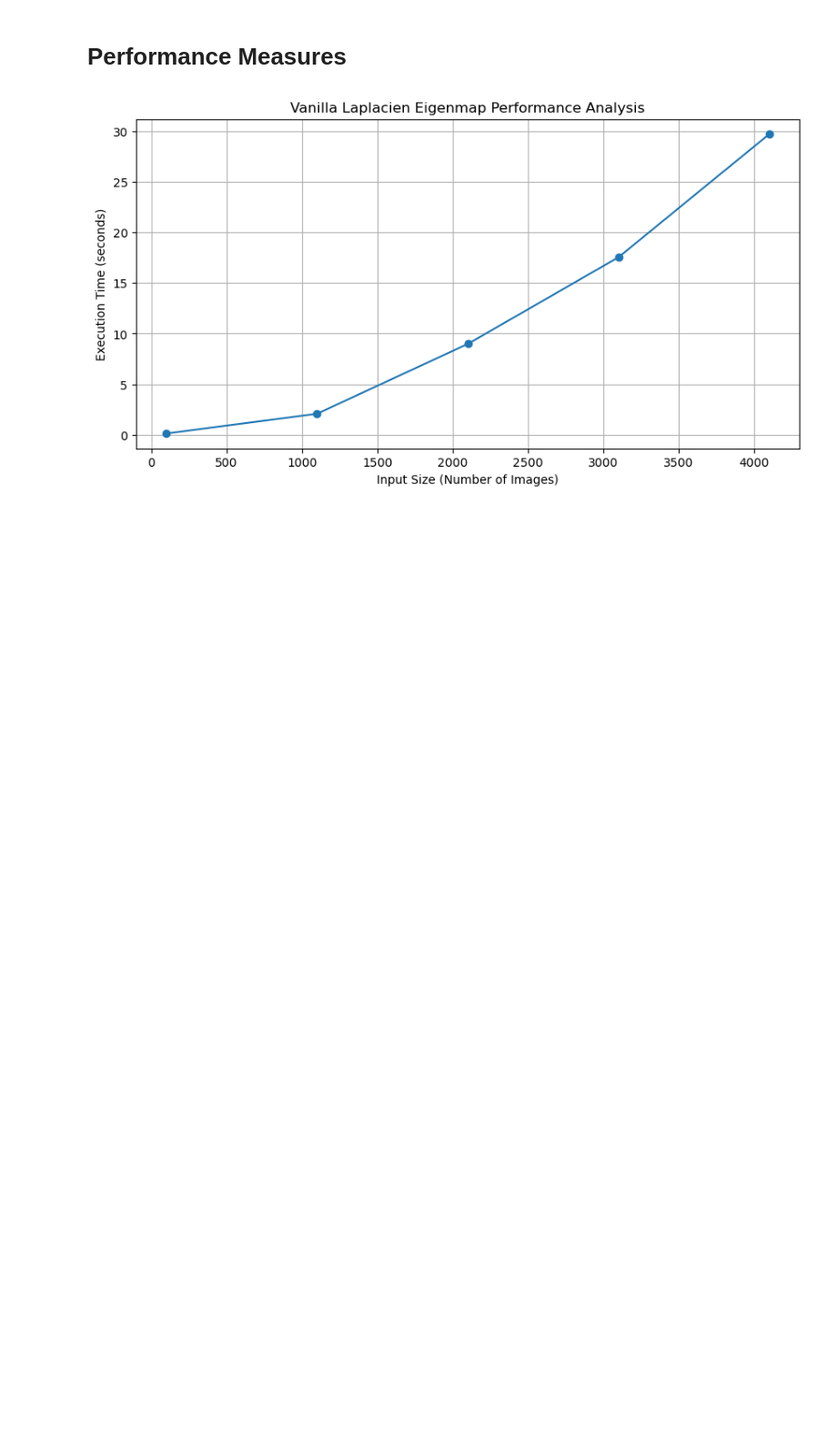
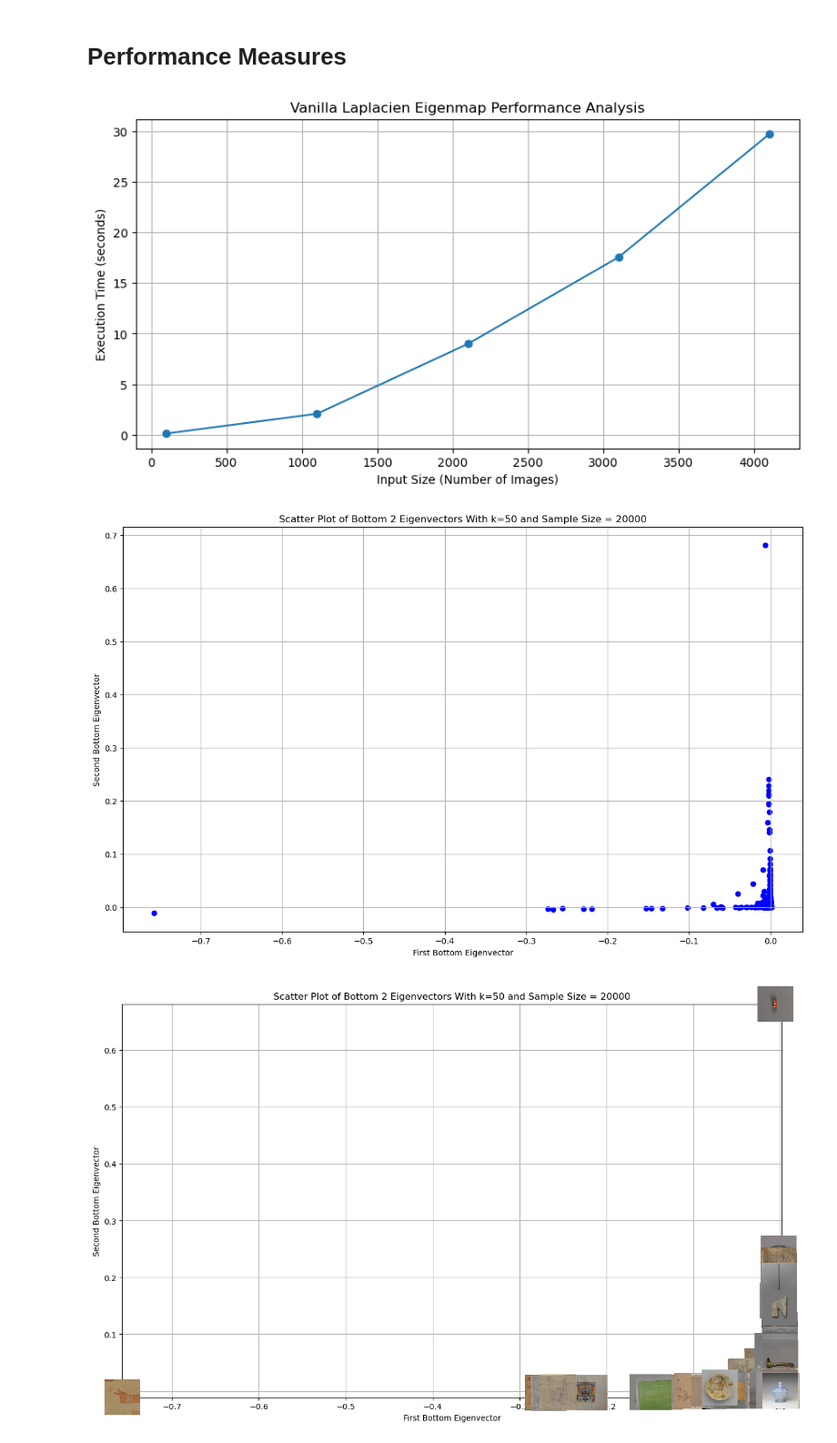
Before and after one commit to KevinBian107/laplacian_eigenmap_vis, a Jupyter notebook: met_explore.ipynb, the cells around one changed output. Shown at 91% size. Cells and saved outputs as stored; diff of their text form; code cells hidden in the pictures; blank space fills up the shorter version.

```diff
--- a/met_explore.ipynb
+++ b/met_explore.ipynb
@@ -83,3 +80,9 @@ plt.grid(True)
 plt.show()
 # %% [output]
 [figure]
+# %%
+data = flattened_grey[:20000]
+laplacian_eigenmap(data, k=20, radial_func='knn_mutual_gau', image_dim=128, color_image=True, color_data=flattened_color)
+# %% [output]
+[figure, added]
+[figure, added]
```
Also changed, not shown: parts of 1 cell of this notebook, 4 other files.
